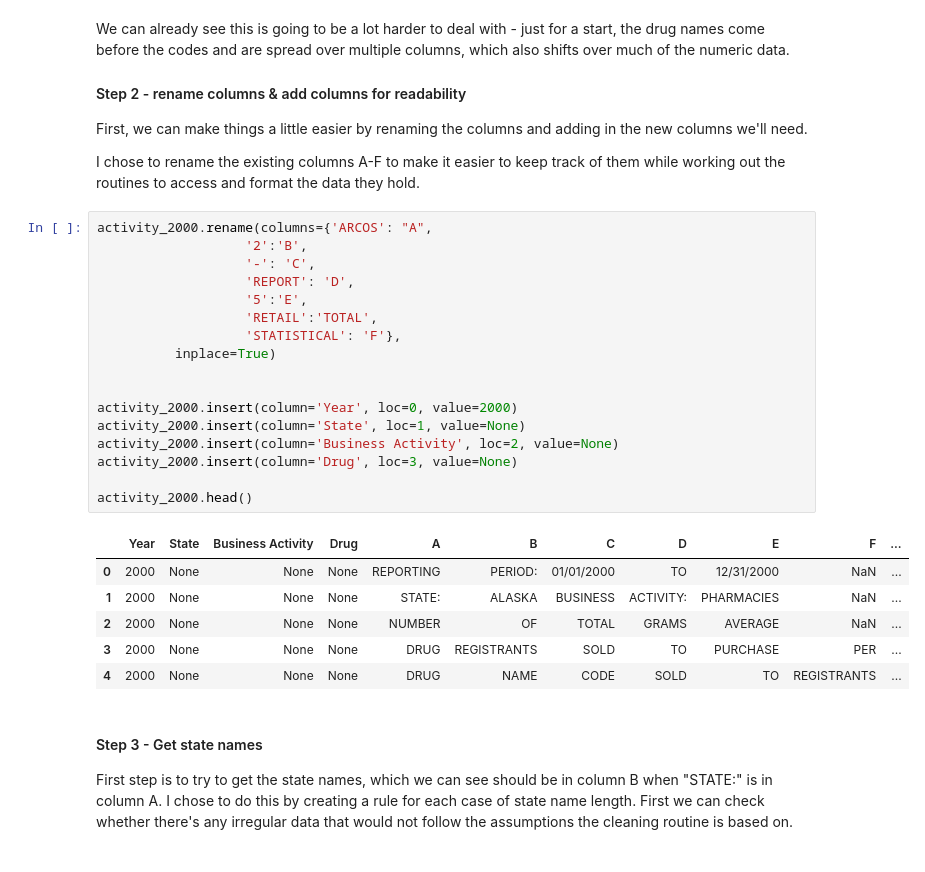
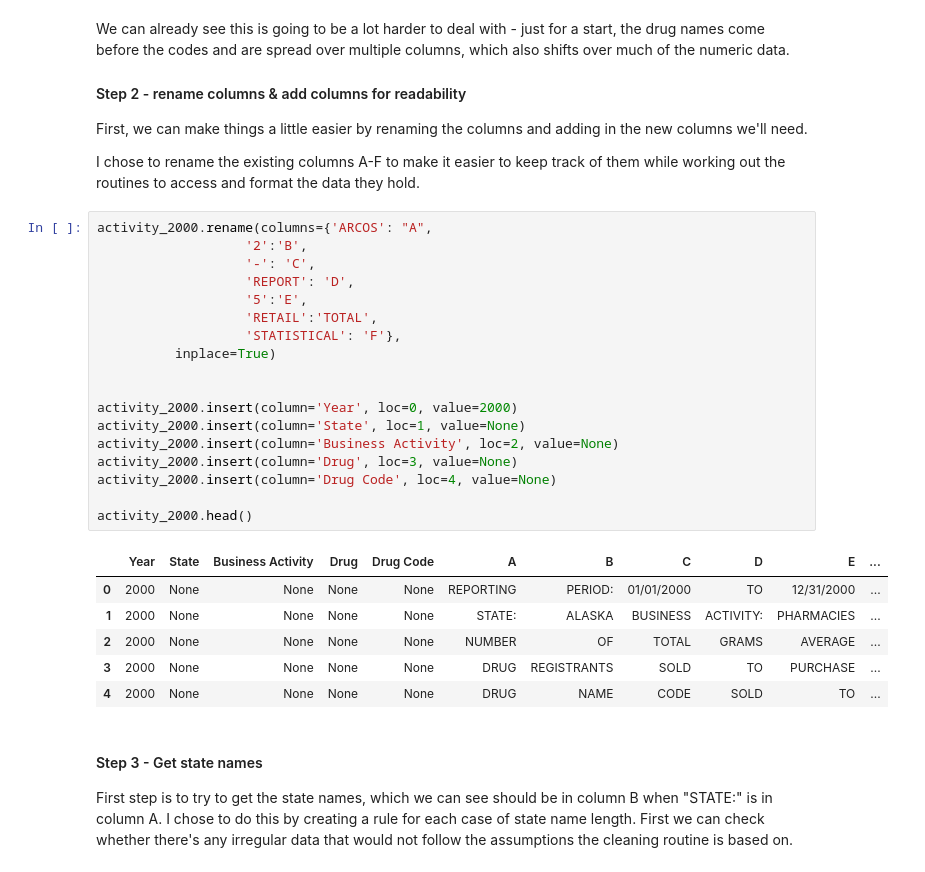
Before and after one commit to hannahmoran/dea-arcos-data, a Jupyter notebook: notebooks/Cleaning PDF data with pandas - Part 3.ipynb, the cells around one changed output. Saved outputs shown, nothing was run; the diff lists cells and outputs as text.

```diff
--- a/notebooks/Cleaning PDF data with pandas - Part 3.ipynb
+++ b/notebooks/Cleaning PDF data with pandas - Part 3.ipynb
@@ -109,27 +109,28 @@ I chose to rename the existing columns A-F to make it easier to keep track of th
 # %%
 activity_2000.rename(columns={'ARCOS': "A",
                    '2':'B',
                    '-': 'C',
                    'REPORT': 'D',
                    '5':'E',
                    'RETAIL':'TOTAL',
                    'STATISTICAL': 'F'},
           inplace=True)
 
 
 activity_2000.insert(column='Year', loc=0, value=2000)
 activity_2000.insert(column='State', loc=1, value=None)
 activity_2000.insert(column='Business Activity', loc=2, value=None)
 activity_2000.insert(column='Drug', loc=3, value=None)
+activity_2000.insert(column='Drug Code', loc=4, value=None)
 
 activity_2000.head()
 # %% [output]
-|  | Year | State | Business Activity | Drug | A | B | C | D | E | F | ... |
-| 0 | 2000 | None | None | None | REPORTING | PERIOD: | 01/01/2000 | TO | 12/31/2000 | NaN | ... |
-| 1 | 2000 | None | None | None | STATE: | ALASKA | BUSINESS | ACTIVITY: | PHARMACIES | NaN | ... |
-| 2 | 2000 | None | None | None | NUMBER | OF | TOTAL | GRAMS | AVERAGE | NaN | ... |
-| 3 | 2000 | None | None | None | DRUG | REGISTRANTS | SOLD | TO | PURCHASE | PER | ... |
-| 4 | 2000 | None | None | None | DRUG | NAME | CODE | SOLD | TO | REGISTRANTS | ... |
+|  | Year | State | Business Activity | Drug | Drug Code | A | B | C | D | E | ... |
+| 0 | 2000 | None | None | None | None | REPORTING | PERIOD: | 01/01/2000 | TO | 12/31/2000 | ... |
+| 1 | 2000 | None | None | None | None | STATE: | ALASKA | BUSINESS | ACTIVITY: | PHARMACIES | ... |
+| 2 | 2000 | None | None | None | None | NUMBER | OF | TOTAL | GRAMS | AVERAGE | ... |
+| 3 | 2000 | None | None | None | None | DRUG | REGISTRANTS | SOLD | TO | PURCHASE | ... |
+| 4 | 2000 | None | None | None | None | DRUG | NAME | CODE | SOLD | TO | ... |
 # %% [markdown]
 #### Step 3 - Get state names
 
```
Also changed, not shown: parts of 108 cells of this notebook, 3 other files.
